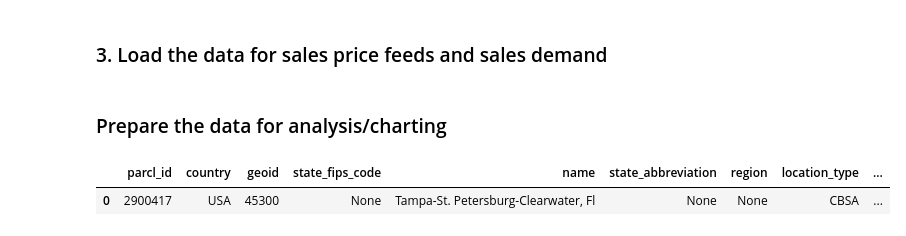
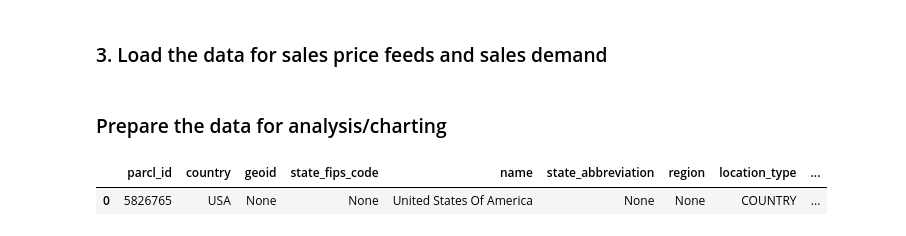
Before and after one commit to ParclLabs/parcllabs-cookbook, a Jupyter notebook: examples/price_feed_trader_resources/trader_charts.ipynb, the cells around one changed output. Cells and saved outputs as stored; diff of their text form; code cells hidden in the pictures.

```diff
--- a/examples/price_feed_trader_resources/trader_charts.ipynb
+++ b/examples/price_feed_trader_resources/trader_charts.ipynb
@@ -51,9 +42,8 @@ client = ParclLabsClient(
 ### 2. Search for Price Feed Markets on Parcl Exchange
 # %%
 sales_pricefeed_markets = client.search.markets.retrieve(
-    query='Tampa',
-    sort_by='PRICEFEED_MARKET',
-    location_type='CBSA',
+    query='United States',
+    sort_by='PARCL_EXCHANGE_MARKET',
     sort_order='DESC',
     limit=1
 )
@@ -86,11 +76,11 @@ demand = client.market_metrics.housing_event_counts.retrieve(
 # %% [markdown]
 ### Prepare the data for analysis/charting
 # %%
-# lets analyze las vegas city with parcl_id: 5377230
+# lets analyze the US housing market on the parcl exchange with parcl_id: 5826765
 # we can confirm via:
-las_vegas_pid = 2900417
-sales_pricefeed_markets[sales_pricefeed_markets['parcl_id'] == las_vegas_pid]
+pid = 5826765
+sales_pricefeed_markets[sales_pricefeed_markets['parcl_id'] == pid]
 # %% [output]
 |  | parcl_id | country | geoid | state_fips_code | name | state_abbreviation | region | location_type | ... |
-| 0 | 2900417 | USA | 45300 | None | Tampa-St. Petersburg-Clearwater, Fl | None | None | CBSA | ... |
+| 0 | 5826765 | USA | None | None | United States Of America | None | None | COUNTRY | ... |
 # %%
```
Also changed, not shown: parts of 8 cells of this notebook.
